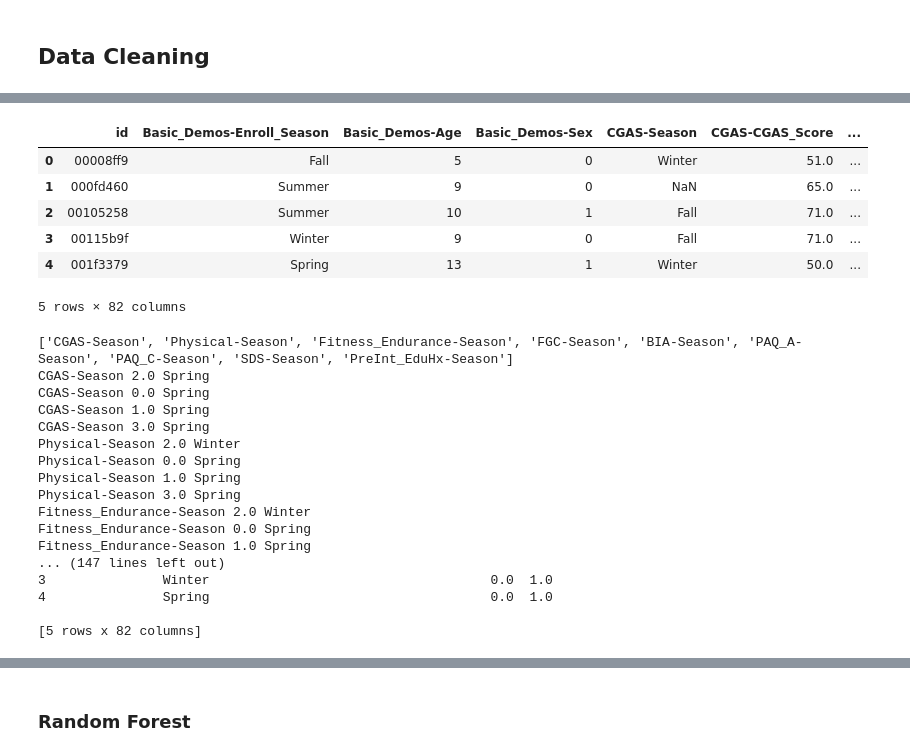
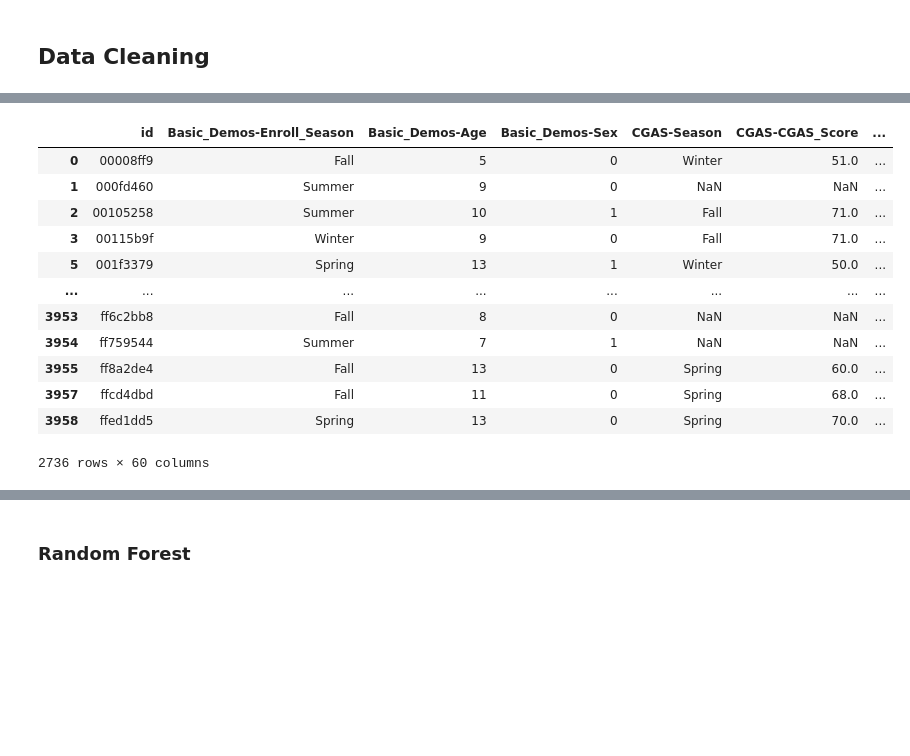
Before and after one commit to aash1999/Kaggle-notebooks, a Jupyter notebook: cmi-problematic.ipynb, the cells around one changed output, grey strips where cells are left out. Cells and saved outputs as stored; diff of their text form; code cells hidden in the pictures; blank space fills up the shorter version.

```diff
--- a/cmi-problematic.ipynb
+++ b/cmi-problematic.ipynb
@@ -45,6 +45,8 @@ import pandas as pd
 print(os.listdir(data_path))
 print(f"# of .parquet files for train : {len(os.listdir(data_path+'series_train.parquet'))}")
 df_train = pd.read_csv(data_path+"train.csv")
+df_test = pd.read_csv(data_path+"test.csv")
+df_train = df_train[list(df_test.columns)+["sii"]]
 print(df_train.head())
 print(df_train.shape)
 # %% [output]
@@ -143,60 +146,19 @@ None
-# %%
-def fillMissingValuesNum(df):
-    df = df.reset_index(drop= True)
-    float_cols = df.select_dtypes(include= ["float"]).columns
-    float_cols = [col for col in float_cols if df[col].isnull().any()]
-    sii_value = [int(x) for x in df["sii"].unique()]
-    for i in float_cols:
-        for sii in sii_value:
-            col_mean = float(df.loc[df["sii"] == sii, i].mean())
-            col_median = float(df.loc[df["sii"] == sii, i].median())
-            df.loc[df["sii"] == sii , i] = df.loc[df["sii"] == sii , i].fillna(col_median)
-    return df
-
-df_train1 = fillMissingValuesNum(df_train1.copy())
-df_train1.head()
-# %% [output]
-|  | id | Basic_Demos-Enroll_Season | Basic_Demos-Age | Basic_Demos-Sex | CGAS-Season | CGAS-CGAS_Score | ... |
-| 0 | 00008ff9 | Fall | 5 | 0 | Winter | 51.0 | ... |
-| 1 | 000fd460 | Summer | 9 | 0 | NaN | 65.0 | ... |
-| 2 | 00105258 | Summer | 10 | 1 | Fall | 71.0 | ... |
-| 3 | 00115b9f | Winter | 9 | 0 | Fall | 71.0 | ... |
-| 4 | 001f3379 | Spring | 13 | 1 | Winter | 50.0 | ... |
-5 rows × 82 columns
-# %%
-def fillMissingValuesCat(df):
-    object_cols = df.select_dtypes(include= ["object"]).columns
-    object_cols = [x for x in object_cols if ((df[x].isnull()) | (df[x] == 'nan')).any()]
-    print(object_cols)
-    sii_values = df["sii"].unique()
-    for i in object_cols:
-        for sii in sii_values:
-            mode_ = df.loc[df["sii"] == sii , i].mode()
-            print(i, sii, mode_[0])
-            df.loc[df["sii"] == sii, i ] = df.loc[df["sii"] == sii, i ].fillna(mode_)
-    df[object_cols] = df[object_cols].astype(str)
-    return df
-df_train1 = fillMissingValuesCat(df_train1.copy())
-print(df_train1.info())
-print(df_train1.head())
-# %% [output]
-['CGAS-Season', 'Physical-Season', 'Fitness_Endurance-Season', 'FGC-Season', 'BIA-Season', 'PAQ_A-Season', 'PAQ_C-Season', 'SDS-Season', 'PreInt_EduHx-Season']
-CGAS-Season 2.0 Spring
-CGAS-Season 0.0 Spring
-CGAS-Season 1.0 Spring
-CGAS-Season 3.0 Spring
-Physical-Season 2.0 Winter
-Physical-Season 0.0 Spring
-Physical-Season 1.0 Spring
-Physical-Season 3.0 Spring
-Fitness_Endurance-Season 2.0 Winter
-Fitness_Endurance-Season 0.0 Spring
-Fitness_Endurance-Season 1.0 Spring
-... (147 lines left out)
-3               Winter                                    0.0  1.0
-4               Spring                                    0.0  1.0
-
-[5 rows x 82 columns]
+# %%
+df_train1
+# %% [output]
+|  | id | Basic_Demos-Enroll_Season | Basic_Demos-Age | Basic_Demos-Sex | CGAS-Season | CGAS-CGAS_Score | ... |
+| 0 | 00008ff9 | Fall | 5 | 0 | Winter | 51.0 | ... |
+| 1 | 000fd460 | Summer | 9 | 0 | NaN | NaN | ... |
+| 2 | 00105258 | Summer | 10 | 1 | Fall | 71.0 | ... |
+| 3 | 00115b9f | Winter | 9 | 0 | Fall | 71.0 | ... |
+| 5 | 001f3379 | Spring | 13 | 1 | Winter | 50.0 | ... |
+| ... | ... | ... | ... | ... | ... | ... | ... |
+| 3953 | ff6c2bb8 | Fall | 8 | 0 | NaN | NaN | ... |
+| 3954 | ff759544 | Summer | 7 | 1 | NaN | NaN | ... |
+| 3955 | ff8a2de4 | Fall | 13 | 0 | Spring | 60.0 | ... |
+| 3957 | ffcd4dbd | Fall | 11 | 0 | Spring | 68.0 | ... |
+| 3958 | ffed1dd5 | Spring | 13 | 0 | Spring | 70.0 | ... |
+2736 rows × 60 columns
 # %%
 def labelEncoding(df):
     object_cols = list(df.select_dtypes(include = "object").columns)
```
Also changed, not shown: parts of 14 cells of this notebook.
